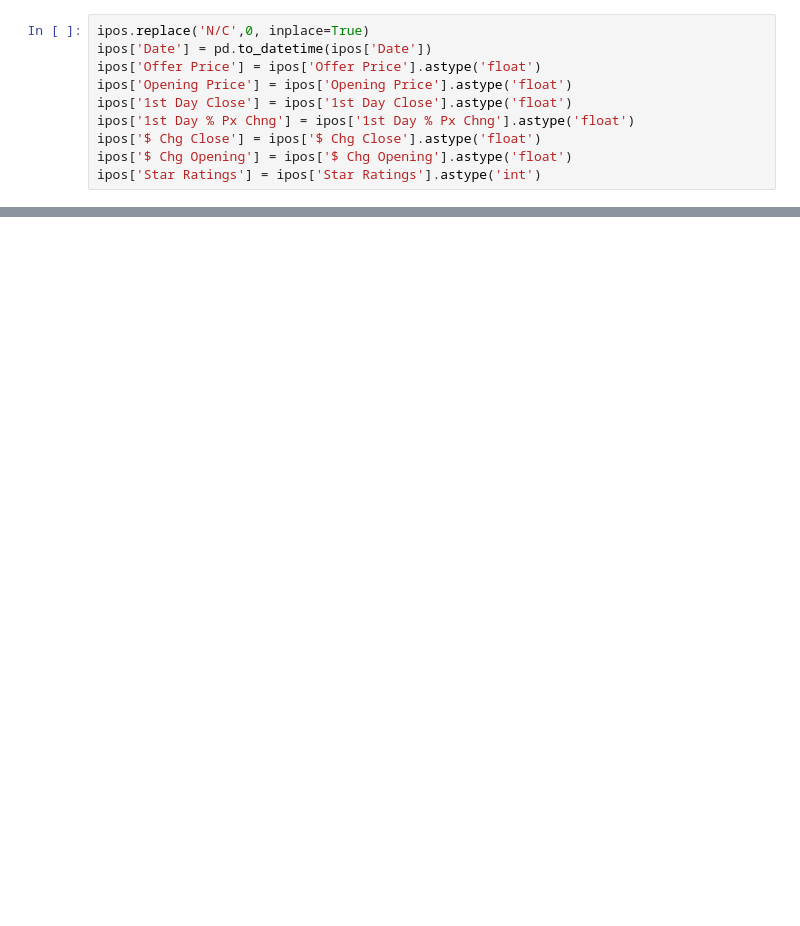
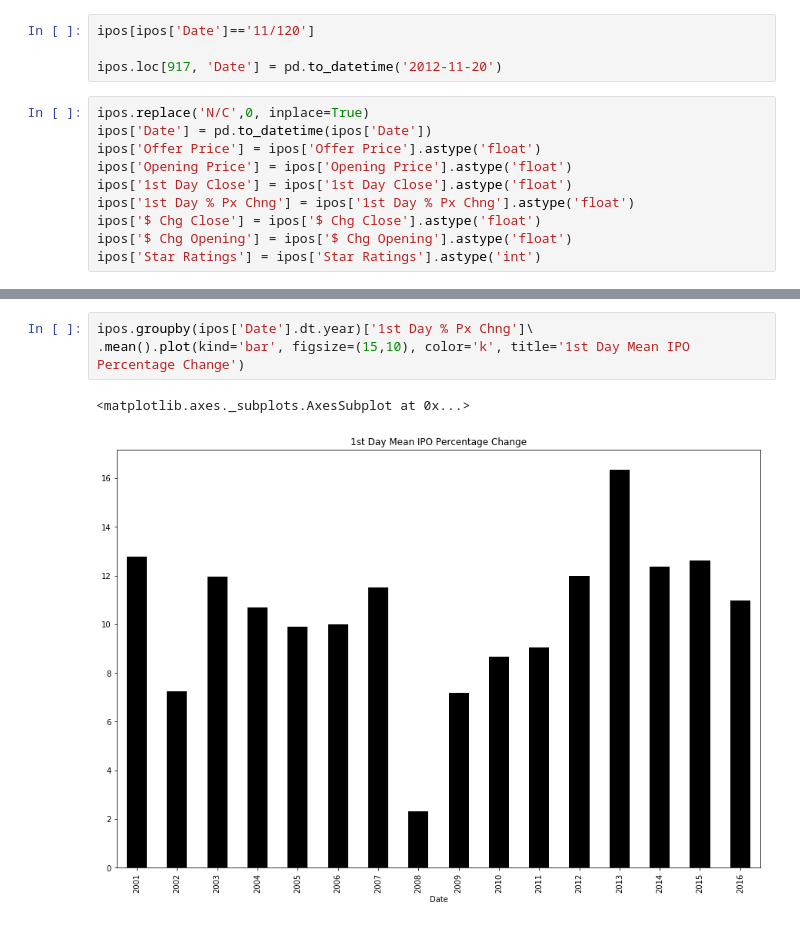
Before and after one commit to MagicMike90/IPO-forecast, a Jupyter notebook: IPO_forecast.ipynb, the cells around one changed output, grey strips where cells are left out. Drawn from its saved outputs; the diff is of its cells as text; blank space fills up the shorter version.

```diff
--- a/IPO_forecast.ipynb
+++ b/IPO_forecast.ipynb
@@ -80,3 +79,7 @@ memory usage: 26.1+ KB
+# %%
+ipos[ipos['Date']=='11/120']
+
+ipos.loc[917, 'Date'] = pd.to_datetime('2012-11-20')
 # %%
 ipos.replace('N/C',0, inplace=True)
 ipos['Date'] = pd.to_datetime(ipos['Date'])
@@ -89,0 +113,6 @@ ipos['Star Ratings'] = ipos['Star Ratings'].astype('int')
+# %%
+ipos.groupby(ipos['Date'].dt.year)['1st Day % Px Chng']\
+.mean().plot(kind='bar', figsize=(15,10), color='k', title='1st Day Mean IPO Percentage Change')
+# %% [output]
+<matplotlib.axes._subplots.AxesSubplot at 0x...>
+[figure, added]
```
Also changed, not shown: parts of 13 cells of this notebook.
